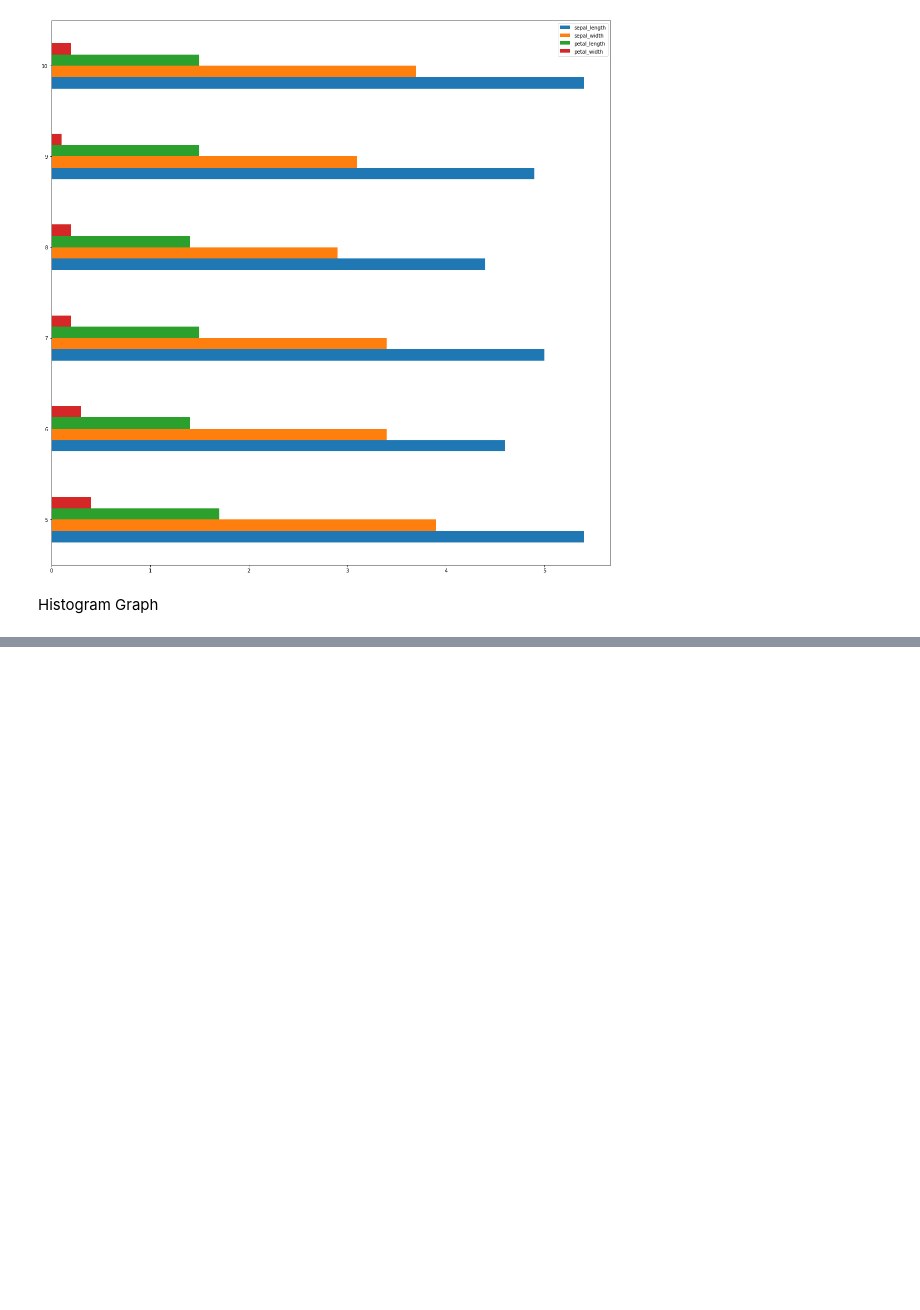
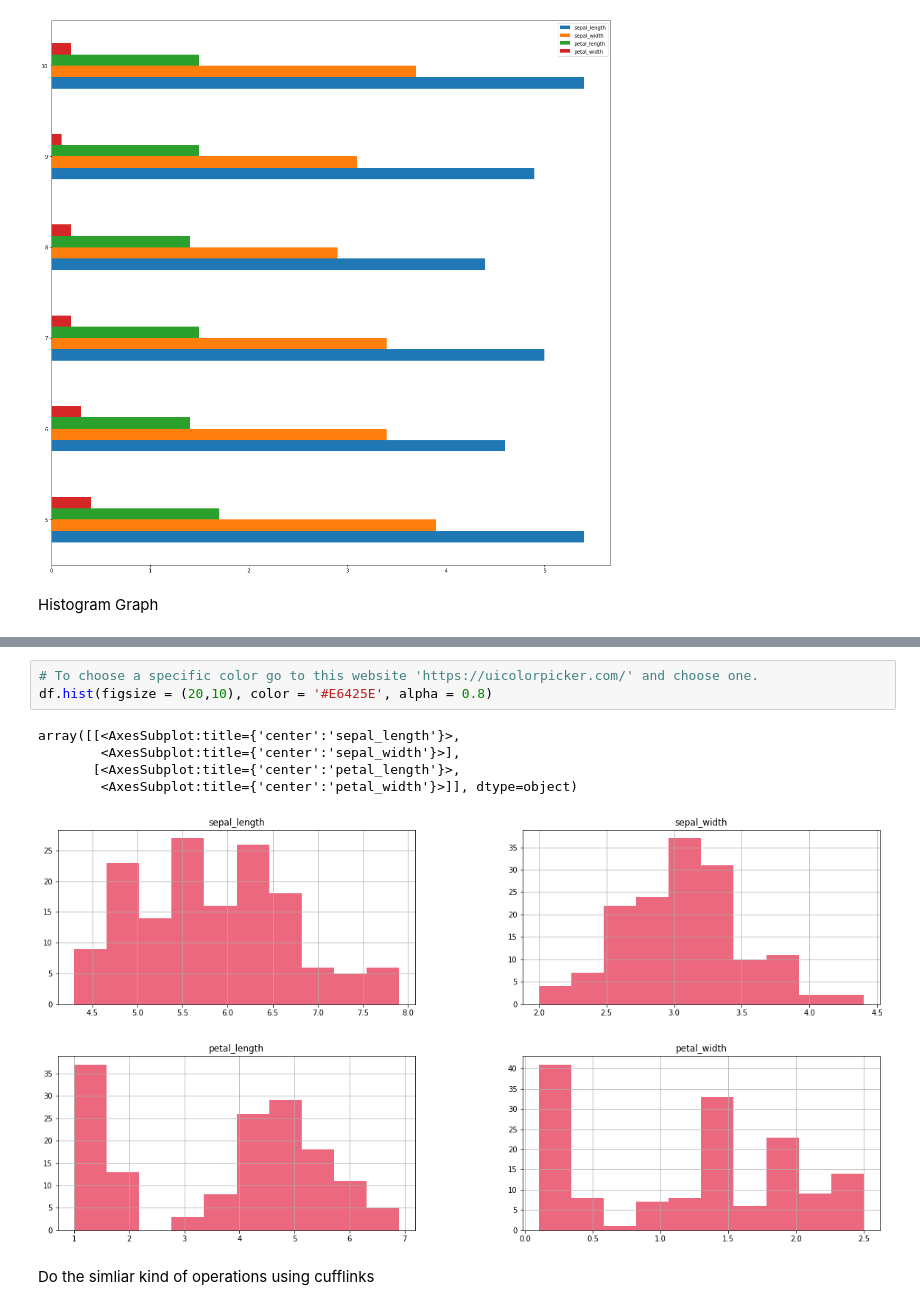
Before and after one commit to Shivanshu04/Datavisualisation, a Jupyter notebook: Graph/graph.ipynb, the cells around one changed output, grey strips where cells are left out. Drawn from its saved outputs; the diff is of its cells as text; blank space fills up the shorter version.

```diff
--- a/Graph/graph.ipynb
+++ b/Graph/graph.ipynb
@@ -330,0 +365,11 @@ df.plot(kind = 'hist',figsize = (20,10))
+# %%
+# To choose a specific color go to this website 'https://uicolorpicker.com/' and choose one.
+df.hist(figsize = (20,10), color = '#E6425E', alpha = 0.8)
+# %% [output]
+array([[<AxesSubplot:title={'center':'sepal_length'}>,
+        <AxesSubplot:title={'center':'sepal_width'}>],
+       [<AxesSubplot:title={'center':'petal_length'}>,
+        <AxesSubplot:title={'center':'petal_width'}>]], dtype=object)
+[figure, added]
+# %% [markdown]
+Do the simliar kind of operations using cufflinks
```
Also changed, not shown: parts of 7 cells of this notebook.
